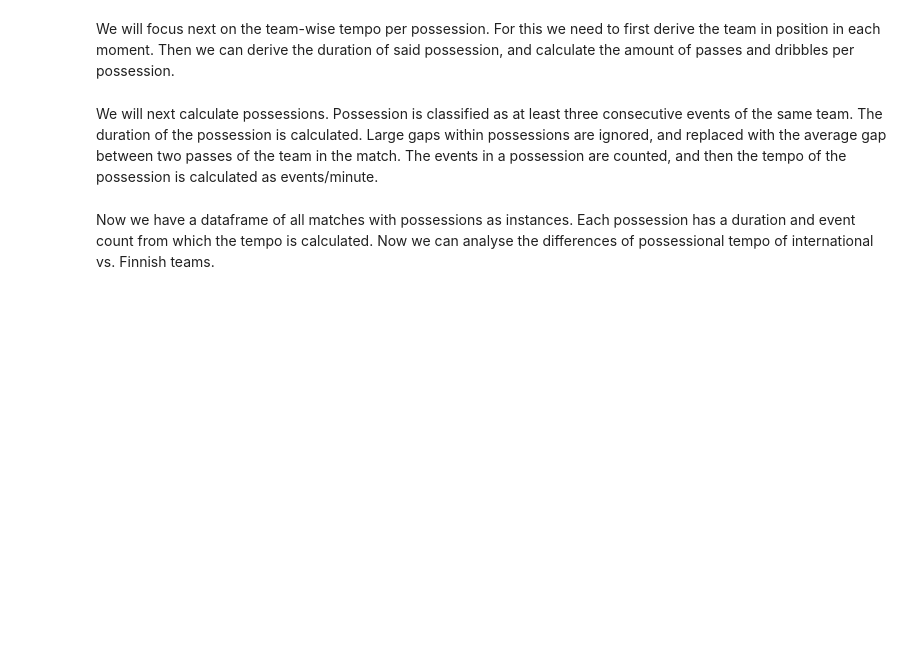
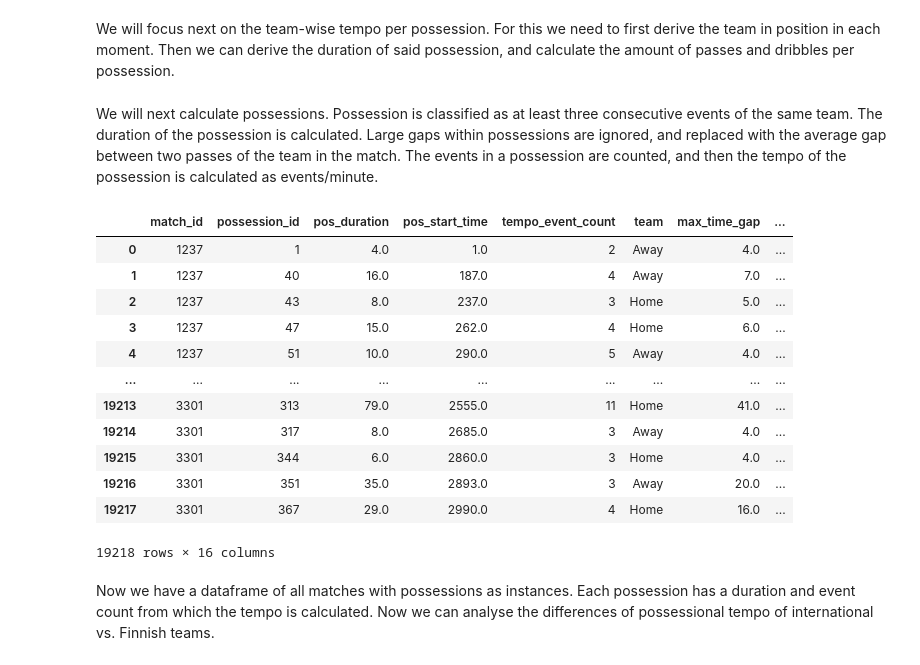
Before and after one commit to konstanyman/thesis_analysis, a Jupyter notebook: processing/tempo.ipynb, the cells around one changed output. Cells and saved outputs as stored; diff of their text form; code cells hidden in the pictures; blank space fills up the shorter version.

```diff
--- a/processing/tempo.ipynb
+++ b/processing/tempo.ipynb
@@ -227,6 +235,22 @@ pos_tempo_df = pd.concat(df_list, ignore_index=True)
 # combine team internationality, age and year to the dataframe
 pos_tempo_df = pos_tempo_df.merge(match_info_df.loc[:, ['match_id', 'home_team_int', 'away_team_int', 'age', 'year']],
                     how='left', on='match_id')
+# %%
+pos_tempo_df
+# %% [output]
+|  | match_id | possession_id | pos_duration | pos_start_time | tempo_event_count | team | max_time_gap | ... |
+| 0 | 1237 | 1 | 4.0 | 1.0 | 2 | Away | 4.0 | ... |
+| 1 | 1237 | 40 | 16.0 | 187.0 | 4 | Away | 7.0 | ... |
+| 2 | 1237 | 43 | 8.0 | 237.0 | 3 | Home | 5.0 | ... |
+| 3 | 1237 | 47 | 15.0 | 262.0 | 4 | Home | 6.0 | ... |
+| 4 | 1237 | 51 | 10.0 | 290.0 | 5 | Away | 4.0 | ... |
+| ... | ... | ... | ... | ... | ... | ... | ... | ... |
+| 19213 | 3301 | 313 | 79.0 | 2555.0 | 11 | Home | 41.0 | ... |
+| 19214 | 3301 | 317 | 8.0 | 2685.0 | 3 | Away | 4.0 | ... |
+| 19215 | 3301 | 344 | 6.0 | 2860.0 | 3 | Home | 4.0 | ... |
+| 19216 | 3301 | 351 | 35.0 | 2893.0 | 3 | Away | 20.0 | ... |
+| 19217 | 3301 | 367 | 29.0 | 2990.0 | 4 | Home | 16.0 | ... |
+19218 rows × 16 columns
 # %% [markdown]
 Now we have a dataframe of all matches with possessions as instances. Each possession has a duration and event count from which the tempo is calculated. Now we can analyse the differences of possessional tempo of international vs. Finnish teams.
 # %%
```
Also changed, not shown: parts of 6 cells of this notebook.
